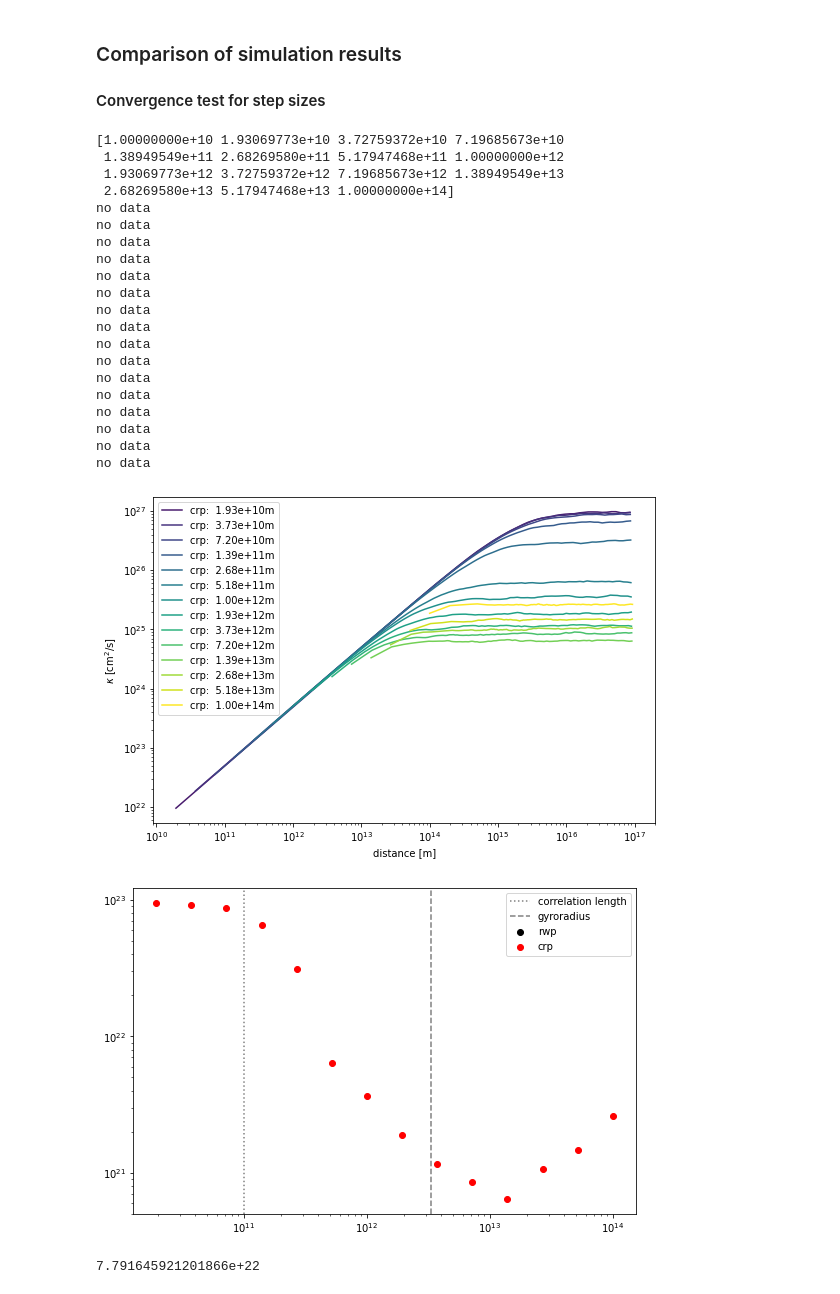
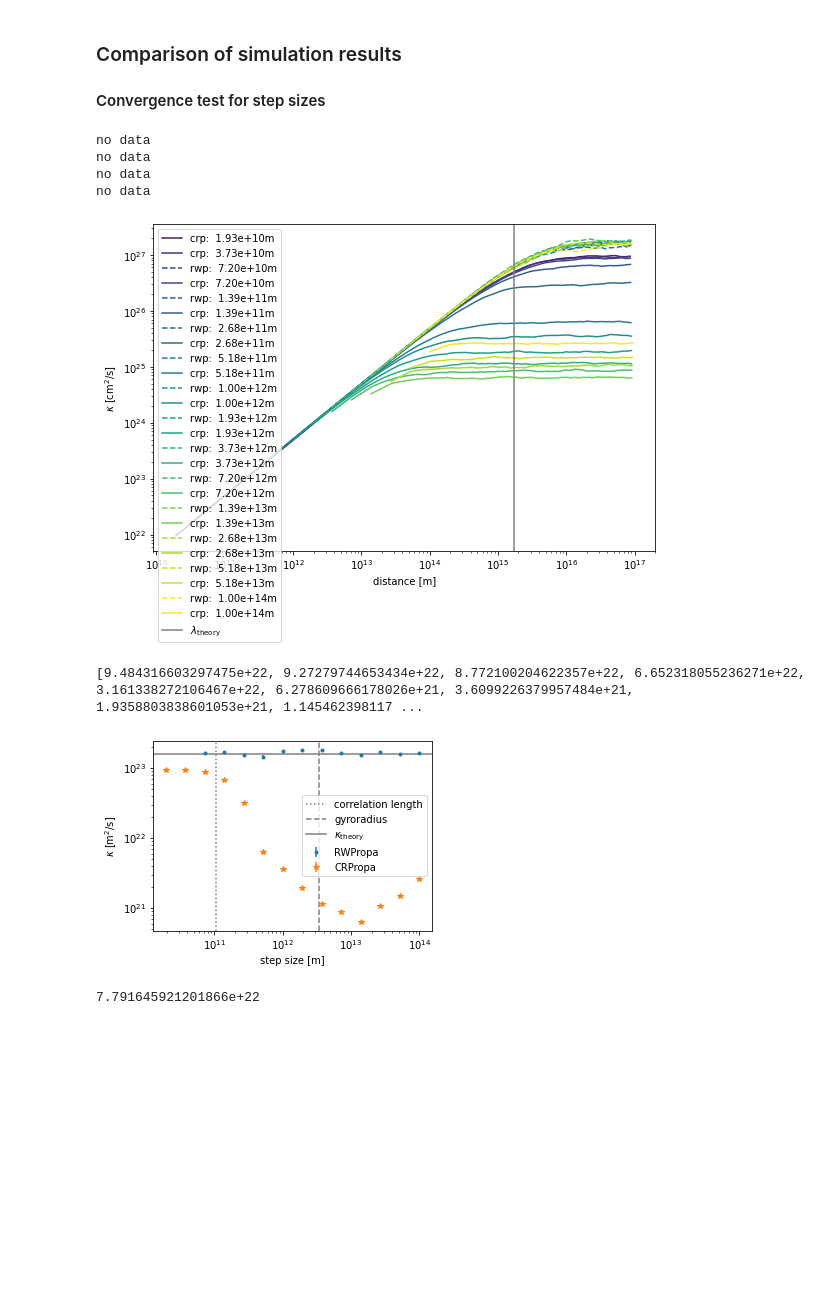
Before and after one commit to reichherzerp/PropPy, a Jupyter notebook: comparison/Comparison in compact astrophysical sources.ipynb, the cells around one changed output. Drawn from its saved outputs; the diff is of its cells as text; code cells hidden in the pictures; blank space fills up the shorter version.

```diff
--- a/comparison/Comparison in compact astrophysical sources.ipynb
+++ b/comparison/Comparison in compact astrophysical sources.ipynb
@@ -30,6 +30,6 @@ r_\mathrm{g} = \frac{E}{q\,c\,B} = \frac{100\,\mathrm{PeV}}{q\,c \cdot 1\mathrm{
 \end{align}
 # %%
-r_g = 3.3*10**12 # [m]
+r_g = 3.34*10**12 # [m]
 # %% [markdown]
 Particles are in the quasi-ballistic transport regime ($r_\mathrm{g} \gg l_\mathrm{c}$), where they experience only minor deflections. The expected diffusion coefficient $\kappa$ is (see e.g. Subedi, P. et al. 2017, ApJ, 837, 140. doi:10.3847/1538-4357/aa603a):
 \begin{align}
@@ -37,6 +37,6 @@ Particles are in the quasi-ballistic transport regime ($r_\mathrm{g} \gg l_\math
 \end{align}
 # %%
-kappa_theory = 1.7*10**23 # [m^2/s]
+kappa_theory = 1.59*10**23 # [m^2/s]
 # %% [markdown]
 This theoretical diffusion coefficient serves as an input for the RWPropa simulation and as a reference for the numerical simulations.
 
@@ -50,3 +48,6 @@ traj_max = 10**17 # [m]
+# %%
+lambda_theory = 1.6*10**15 # [m]
+traj_max = 10**17 # [m]
 # %% [markdown]
 ### Simulations with CRPropa
 CRPropa is a state of the art propagation code that can propagate CRs by solving both the equation of motion (ballistic) and the transport equation (diffusive) in arbitrary magnetic fields.
@@ -64,12 +65,12 @@ The raw data (position, momentum,..) of the simulations are stored in */comparis
 ### Simulations with RWPropa
 In the following we perform the same simulations as in CRPropa with RWPropa.
 # %%
-step_sizes = np.logspace(10, 14, 15)[::-1]
+step_sizes = np.logspace(10, 14, 15)
 
-sim = rw.IsotropicSimulation(nr_particles = 10**2, energy = energy, step_size = 10**10, nr_steps = 10, diffusion_coefficient_para = kappa, nr_obs_steps = 1)
-df_sim_data = pd.DataFrame(columns=('step_size', 'time', 'kappa'))
+sim = rw.IsotropicSimulation(nr_particles = 10**2, energy = energy, step_size = 10**14, nr_steps = 10, diffusion_coefficient_para = kappa_theory, nr_obs_steps = 1)
+df_sim_data = pd.DataFrame(columns=('step_size', 'time', 'kappa', 'kappa_err'))
 
-for i, step_size in enumerate(step_sizes[::-1]):
+for i, step_size in enumerate(step_sizes[::-1][:10]):
     print('______________________________________________________________')
     nr_steps = int(traj_max/step_size)
     sim = rw.IsotropicSimulation(nr_particles = 10**2, energy = energy, step_size = step_size, nr_steps = nr_steps, diffusion_coefficient_para = kappa_theory, nr_obs_steps = 100)
@@ -81,7 +82,7 @@ for i, step_size in enumerate(step_sizes[::-1]):
     df = pd.read_pickle(file_name+'.pkl')
     sta = rw.Statistics(df)
     df_kappas = sta.get_diffusion_coefficients()
-    df_sim_data.loc[i] = [step_size, time_needed, np.mean(df_kappas['kappa'][-10:])]
+    df_sim_data.loc[i] = [step_size, time_needed, np.mean(df_kappas['kappa'][-10:]), np.std(df_kappas['kappa'][-10:])]
     plt.plot(df_kappas['l'], (df_kappas['kappa']))
     file_name = 'comparison/data/sim_result_rwp_'
     np.save(file_name+str(step_size/10**11)+'_l.npy', np.array(df_kappas['l']))
@@ -115,72 +115,67 @@ init statistics plotting class
 # %%
 fig, ax1 = plt.subplots(figsize=(9,6))
 kappas_crp = []
+kappas_crp_err = []
 kappas_rwp = []
+kappas_rwp_err = []
 steps_crp = []
 steps_rwp = []
-print(step_sizes)
+
 for i, step_size in enumerate(step_sizes):
     color = plt.cm.viridis(np.linspace(0, 1, len(step_sizes))[i])
     n_max = -1
     try:
         rwp_l = np.load('comparison/data/sim_result_rwp_'+str(step_size/10**11)+'_l.npy')
         rwp_kappa = np.load('comparison/data/sim_result_rwp_'+str(step_size/10**11)+'_kappa.npy')
-        kappa = np.mean(rwp_kappa[-10:])
-        kappas_rwp.append(kappa)
+        kappas_rwp.append(np.mean(rwp_kappa[-5:]))
+        kappas_rwp_err.append(np.std(rwp_kappa[-5:]))
         steps_rwp.append(step_size)
         ax1.plot(rwp_l[:n_max], np.array(rwp_kappa[:n_max])*10**4, color=color, ls='--', label=str("rwp:  {:.2e}".format(step_size))+'m')
-
     except:
         print('no data')
 
     try:
         crp_l = np.load('comparison/data/sim_result_crp_'+str(step_size/10**11)+'_l.npy')
         crp_kappa = np.load('comparison/data/sim_result_crp_'+str(step_size/10**11)+'_kappa.npy')
-        kappa = np.mean(crp_kappa[-10:])
-        kappas_crp.append(kappa)
+        kappas_crp.append(np.mean(crp_kappa[-5:]))
+        kappas_crp_err.append(np.std(crp_kappa[-5:]))
         steps_crp.append(step_size)
         ax1.plot(crp_l[:n_max], np.array(crp_kappa[:n_max])*10**4, color=color, ls='-', label=str("crp:  {:.2e}".format(step_size))+'m')
     except:
         print('no data')
 
+plt.axvline(x=lambda_theory, color='grey', linestyle='-', label='$\lambda_\mathrm{theory}$')
 ax1.set_xlabel('distance [m]')
 ax1.loglog()
 ax1.set_ylabel('$\kappa$ [cm$^2$/s]')
+#plt.ylim([8e26, 10e26])
 plt.legend()
 plt.show()
 
-fig, ax1 = plt.subplots(figsize=(9,6))
-plt.scatter(steps_rwp, kappas_rwp, c='k', label='rwp')
-plt.scatter(steps_crp, kappas_crp, c='r', label='crp')
+fig, ax1 = plt.subplots(figsize=(5,3.5))
+#plt.scatter(steps_rwp, kappas_rwp, c='k', label='rwp')
+#plt.scatter(steps_crp, kappas_crp, c='r', label='crp')
+plt.errorbar(steps_rwp, kappas_rwp, kappas_rwp_err, fmt='.', label = 'RWPropa')
+plt.errorbar(steps_crp, kappas_crp, kappas_crp_err, fmt='*', label = 'CRPropa')
+
+print(kappas_crp)
 
 plt.axvline(x=l_c, label='correlation length', color='grey', ls=':')
 plt.axvline(x=r_g, label='gyroradius', color='grey', ls='--')
+plt.axhline(y=kappa_theory, color='grey', linestyle='-', label='$\kappa_\mathrm{theory}$')
+plt.xlabel('step size [m]')
+plt.ylabel('$\kappa$ [m$^2$/s]')
 ax1.loglog()
 plt.legend()
 plt.show()
 # %% [output]
-[1.00000000e+10 1.93069773e+10 3.72759372e+10 7.19685673e+10
- 1.38949549e+11 2.68269580e+11 5.17947468e+11 1.00000000e+12
- 1.93069773e+12 3.72759372e+12 7.19685673e+12 1.38949549e+13
- 2.68269580e+13 5.17947468e+13 1.00000000e+14]
 no data
 no data
 no data
 no data
-no data
-no data
-no data
-no data
-no data
-no data
-no data
-no data
-no data
-no data
-no data
-no data
-[figure, old version]
+[figure, new version]
+[9.484316603297475e+22, 9.27279744653434e+22, 8.772100204622357e+22, 6.652318055236271e+22, 3.161338272106467e+22, 6.278609666178026e+21, 3.6099226379957484e+21, 1.9358803838601053e+21, 1.145462398117 ...
-[figure, old version]
+[figure, new version]
 # %%
 df_rwp_results = pd.read_pickle('comparison/data/rwp_sim_data.pkl')
 df_crp_results = pd.read_pickle('comparison/data/crp_sim_data.pkl')
```
Also changed, not shown: parts of 7 cells of this notebook, 2 other files.
